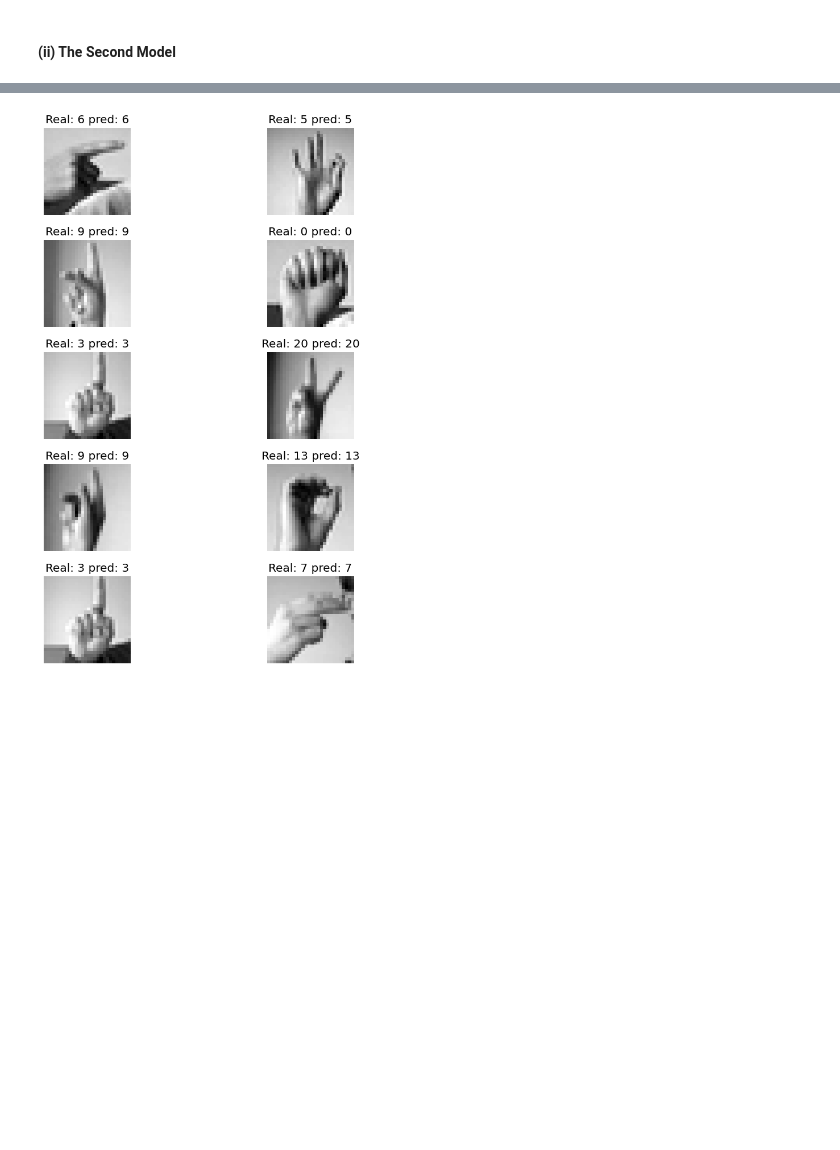
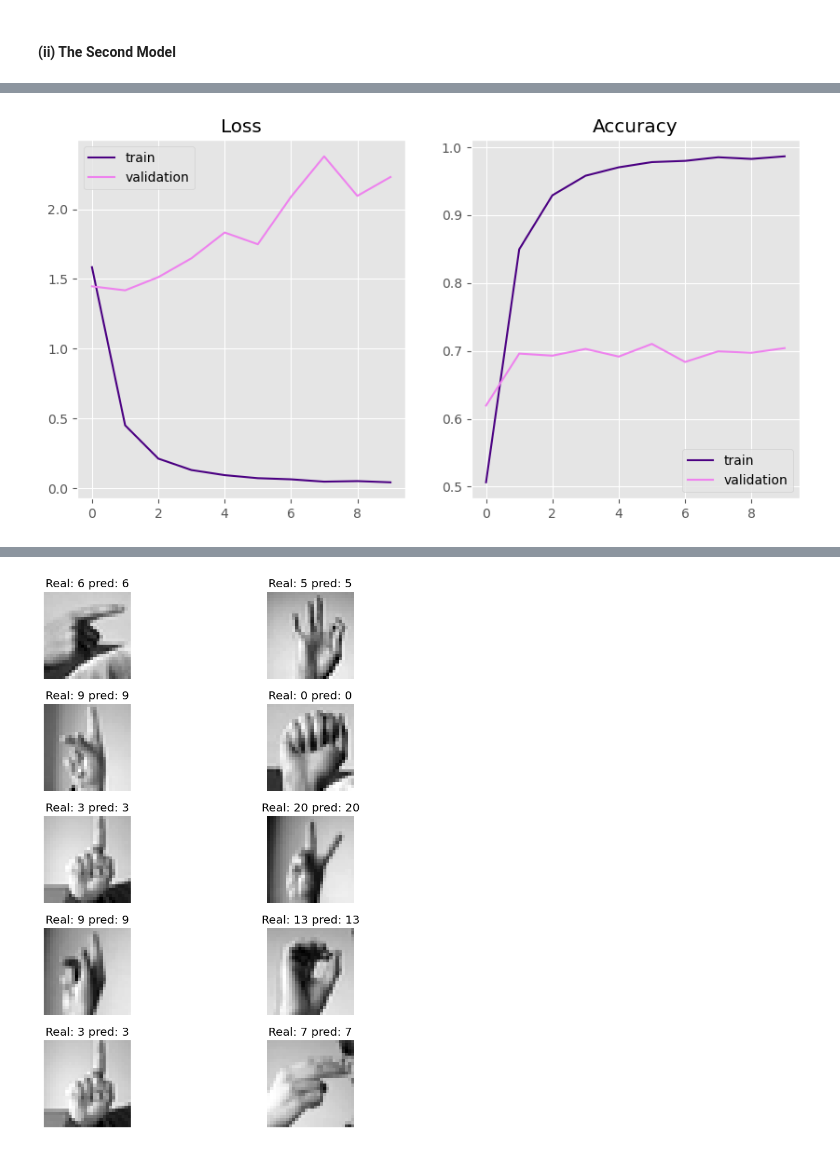
Before and after one commit to martin-ngugi/Kenya_sign-_anguage, a Jupyter notebook: ksl.ipynb, the cells around one changed output, grey strips where cells are left out. Saved outputs shown, nothing was run; the diff lists cells and outputs as text; code cells hidden in the pictures; blank space fills up the shorter version.

Commit message:
Added Modelling results

```diff
--- a/ksl.ipynb
+++ b/ksl.ipynb
@@ -575,33 +600,0 @@ Test accuracy: 0.9184327721595764
-# %%
-
-# Define the function to plot loss and accuracy
-def plot_loss_and_accuracy(results, final=False):
-    if final:
-        val_label = "test"
-    else:
-        val_label = "validation"
-
-    # Extracting metrics from model fitting
-    train_loss = results.history['loss']
-    val_loss = results.history['val_loss']
-    train_accuracy = results.history['accuracy']
-    val_accuracy = results.history['val_accuracy']
-
-    # Setting up plots
-    fig, (ax1, ax2) = plt.subplots(1, 2, figsize=(10, 5))
-
-    # Plotting loss info
-    ax1.set_title("Loss")
-    sns.lineplot(x=results.epoch, y=train_loss, ax=ax1, label="train",color="indigo")
-    sns.lineplot(x=results.epoch, y=val_loss, ax=ax1, label=val_label,color="violet")
-    ax1.legend()
-
-    # Plotting accuracy info
-    ax2.set_title("Accuracy")
-    sns.lineplot(x=results.epoch, y=train_accuracy, ax=ax2, label="train",color="indigo")
-    sns.lineplot(x=results.epoch, y=val_accuracy, ax=ax2, label=val_label,color="violet")
-    ax2.legend()
-
-# Assuming you have 'history' from your model training
-plot_loss_and_accuracy(history)
-plt.show()
@@ -609,0 +614,6 @@ plt.show()
+# %%
+#evaluating the training
+plot_loss_and_accuracy(history1)
+plt.show()
+# %% [output]
+[figure, added]
```
Also changed, not shown: parts of 59 cells of this notebook.
